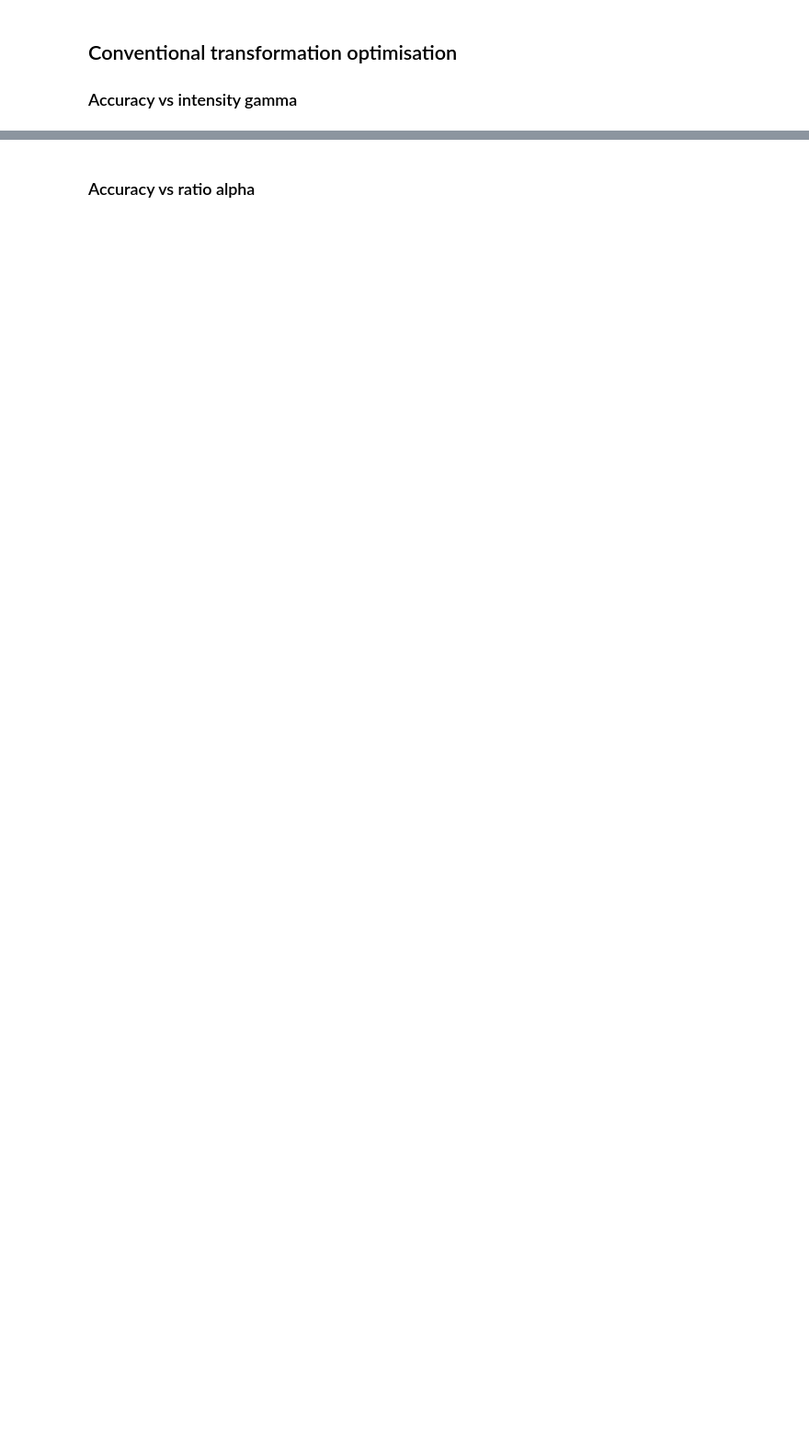
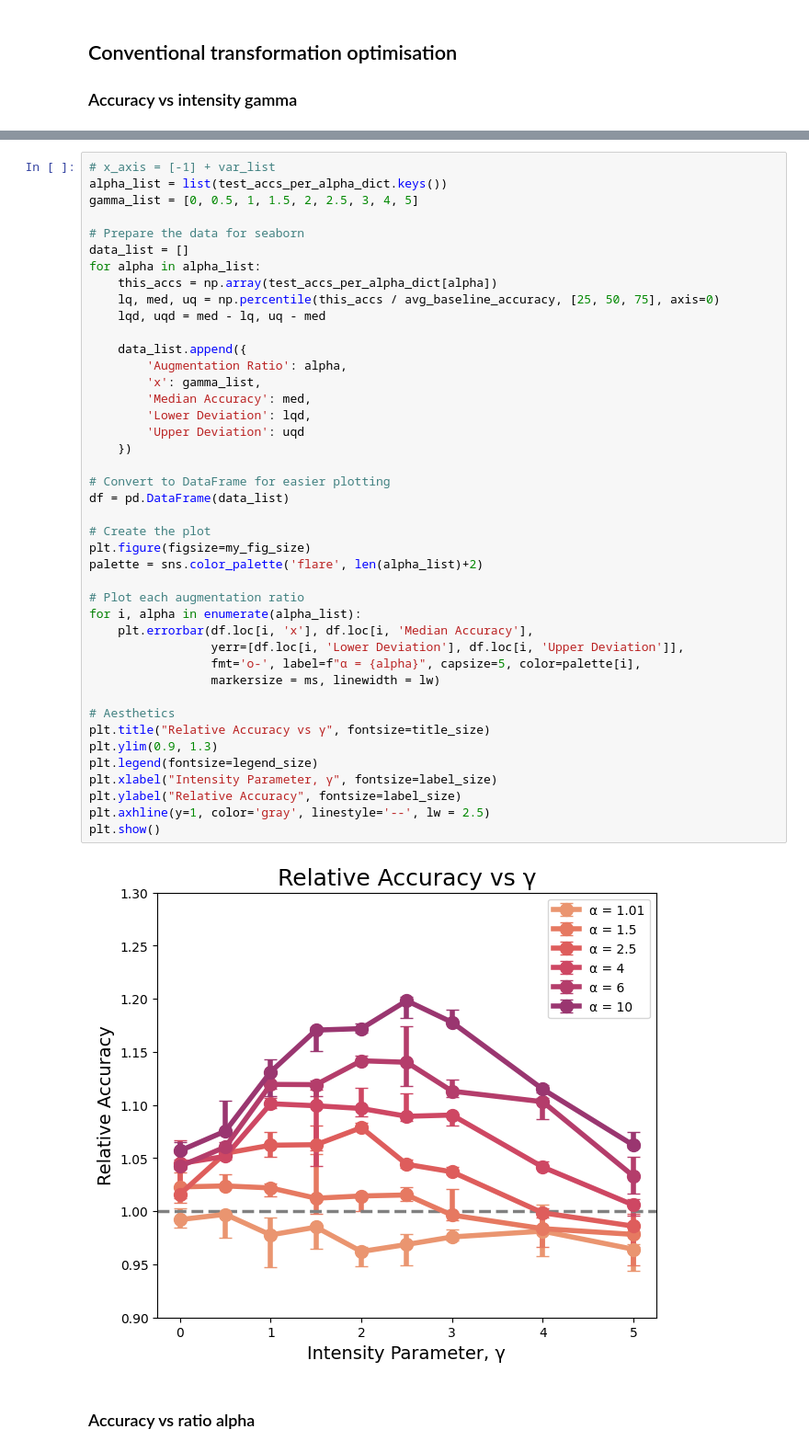
Before and after one commit to ar929/syn-data-comp, a Jupyter notebook: reproduce_results.ipynb, the cells around one changed output, grey strips where cells are left out. Shown at 92% size. Saved outputs shown, nothing was run; the diff lists cells and outputs as text; blank space fills up the shorter version.

```diff
--- a/reproduce_results.ipynb
+++ b/reproduce_results.ipynb
@@ -199,2 +288,46 @@ plt.show()
+# %%
+# x_axis = [-1] + var_list
+alpha_list = list(test_accs_per_alpha_dict.keys())
+gamma_list = [0, 0.5, 1, 1.5, 2, 2.5, 3, 4, 5]
+
+# Prepare the data for seaborn
+data_list = []
+for alpha in alpha_list:
+    this_accs = np.array(test_accs_per_alpha_dict[alpha])
+    lq, med, uq = np.percentile(this_accs / avg_baseline_accuracy, [25, 50, 75], axis=0)
+    lqd, uqd = med - lq, uq - med
+
+    data_list.append({
+        'Augmentation Ratio': alpha,
+        'x': gamma_list,
+        'Median Accuracy': med,
+        'Lower Deviation': lqd,
+        'Upper Deviation': uqd
+    })
+
+# Convert to DataFrame for easier plotting
+df = pd.DataFrame(data_list)
+
+# Create the plot
+plt.figure(figsize=my_fig_size)
+palette = sns.color_palette('flare', len(alpha_list)+2)
+
+# Plot each augmentation ratio
+for i, alpha in enumerate(alpha_list):
+    plt.errorbar(df.loc[i, 'x'], df.loc[i, 'Median Accuracy'],
+                 yerr=[df.loc[i, 'Lower Deviation'], df.loc[i, 'Upper Deviation']],
+                 fmt='o-', label=f"α = {alpha}", capsize=5, color=palette[i],
+                 markersize = ms, linewidth = lw)
+
+# Aesthetics
+plt.title("Relative Accuracy vs γ", fontsize=title_size)
+plt.ylim(0.9, 1.3)
+plt.legend(fontsize=legend_size)
+plt.xlabel("Intensity Parameter, γ", fontsize=label_size)
+plt.ylabel("Relative Accuracy", fontsize=label_size)
+plt.axhline(y=1, color='gray', linestyle='--', lw = 2.5)
+plt.show()
+# %% [output]
+[figure, added]
 # %% [markdown]
 ### Accuracy vs ratio alpha
```
Also changed, not shown: parts of 7 cells of this notebook, 2 other files.
